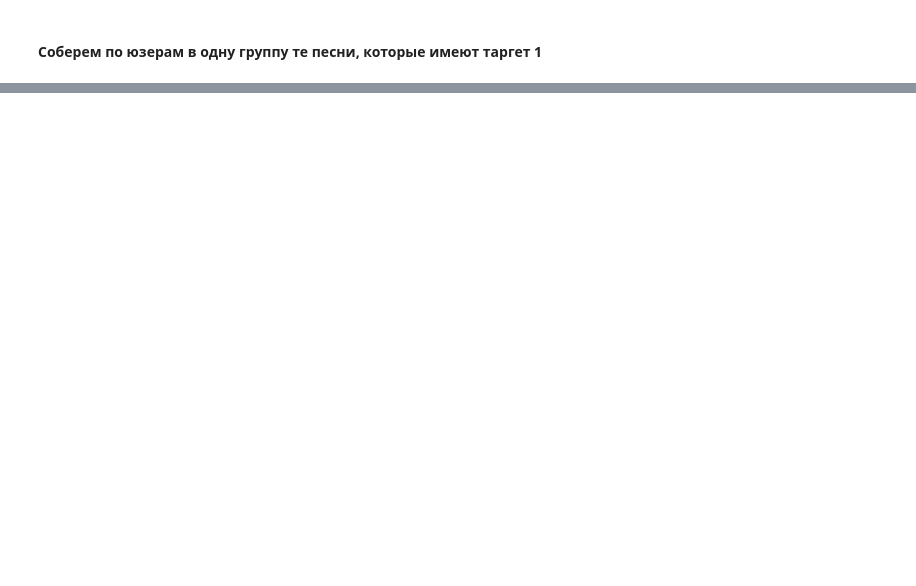
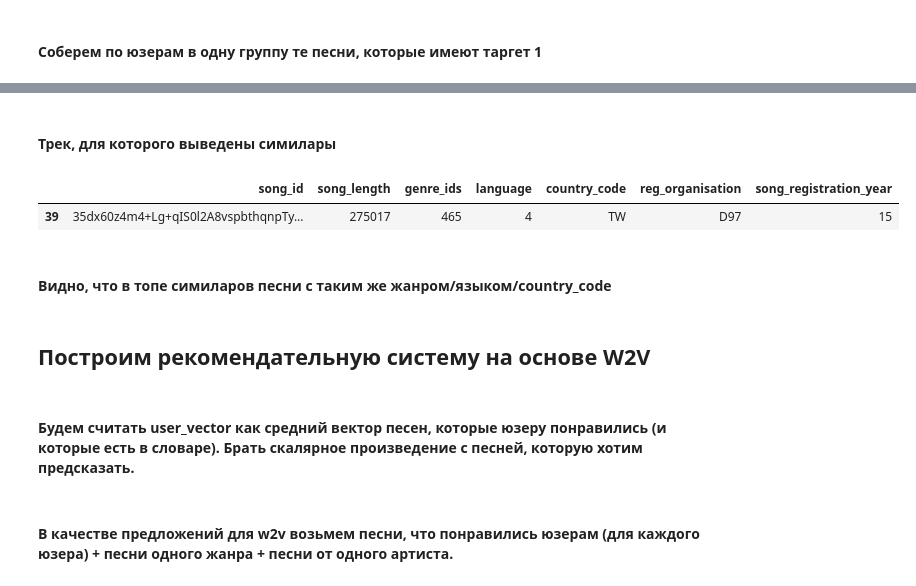
Before and after one commit to olegggatttor/RecSysCourse, a Jupyter notebook: hw2/GBDT_2.ipynb, the cells around one changed output, grey strips where cells are left out. Saved outputs shown, nothing was run; the diff lists cells and outputs as text; code cells hidden in the pictures; blank space fills up the shorter version.

```diff
--- a/hw2/GBDT_2.ipynb
+++ b/hw2/GBDT_2.ipynb
@@ -273,3 +234,0 @@ def add_features(df):
-# %%
-train = add_features(train).drop(['msno', 'name'], axis=1)
-test = add_features(test).drop(['msno', 'name'], axis=1)
@@ -278,0 +235,32 @@ test = change_types(test)
+# %%
+def add_features(df):
+    commons_all = (df.groupby('msno')[['language', 'genre_ids', 'artist_name']]
+               .agg(lambda x: x.mode().iloc[0])).reset_index()
+    commons_all.columns = ['msno', 'language_mode', 'genre_ids_mode', 'artist_name_mode']
+
+    user_logs_sizes = df[['msno']].groupby('msno').size().reset_index()
+    user_logs_sizes.columns = ['msno', 'cnt']
+
+    genres_user_counter = (df[['msno', 'genre_ids']]
+                            .value_counts(subset=['msno', 'genre_ids'])
+                            .reset_index())
+    genres_user_counter.columns = ['msno', 'genre_ids', 'genre_freq']
+
+    language_user_counter = (df[['msno', 'language']]
+                            .value_counts(subset=['msno', 'language'])
+                            .reset_index())
+    language_user_counter.columns = ['msno', 'language', 'language_freq']
+
+    genre_freqs = pd.merge(genres_user_counter, user_logs_sizes, on='msno', how='inner')
+    genre_freqs['genre_freq'] /= genre_freqs['cnt']
+    genre_freqs = genre_freqs[['msno', 'genre_ids', 'genre_freq']]
+
+    lang_freqs = pd.merge(language_user_counter, user_logs_sizes, on='msno', how='inner')
+    lang_freqs['language_freq'] /= lang_freqs['cnt']
+    lang_freqs = lang_freqs[['msno', 'language', 'language_freq']]
+
+    df = pd.merge(df, genre_freqs, on=['msno', 'genre_ids'], how='inner')
+    df = pd.merge(df, lang_freqs, on=['msno', 'language'], how='inner')
+    df = pd.merge(df, commons_all, on='msno', how='inner')
+
+    return df
@@ -422,6 +427,6 @@ train.info()
 # %%
 songs_features = train[['msno', 'target', 'song_id', 'song_length', 'genre_ids', 'language', 'country_code', 'reg_organisation', 'song_registration_year']].copy()
 # %%
-user_to_liked_songs = songs_features.drop_duplicates('song_id')[songs_features['target'] == 1].groupby('msno')['song_id'].apply(list)
+user_to_liked_songs = songs_features[songs_features['target'] == 1].groupby('msno')['song_id'].apply(list)
 # %%
 w2v_data = user_to_liked_songs.to_list()
@@ -435,0 +459,15 @@ songs_info[songs_info['song_id'].isin(result[:, 0])]
+# %% [markdown]
+#### Трек, для которого выведены симилары
+# %%
+songs_info[songs_info['song_id'] == w2v_data[0][0]]
+# %% [output]
+|  | song_id | song_length | genre_ids | language | country_code | reg_organisation | song_registration_year |
+| 39 | 35dx60z4m4+Lg+qIS0l2A8vspbthqnpTy... | 275017 | 465 | 4 | TW | D97 | 15 |
+# %% [markdown]
+#### Видно, что в топе симиларов песни с таким же жанром/языком/country_code
+# %% [markdown]
+## Построим рекомендательную систему на основе W2V
+# %% [markdown]
+#### Будем считать user_vector как средний вектор песен, которые юзеру понравились (и которые есть в словаре). Брать скалярное произведение с песней, которую хотим предсказать.
+# %% [markdown]
+#### В качестве предложений для w2v возьмем песни, что понравились юзерам (для каждого юзера) + песни одного жанра + песни от одного артиста.
```
Also changed, not shown: parts of 51 cells of this notebook.
